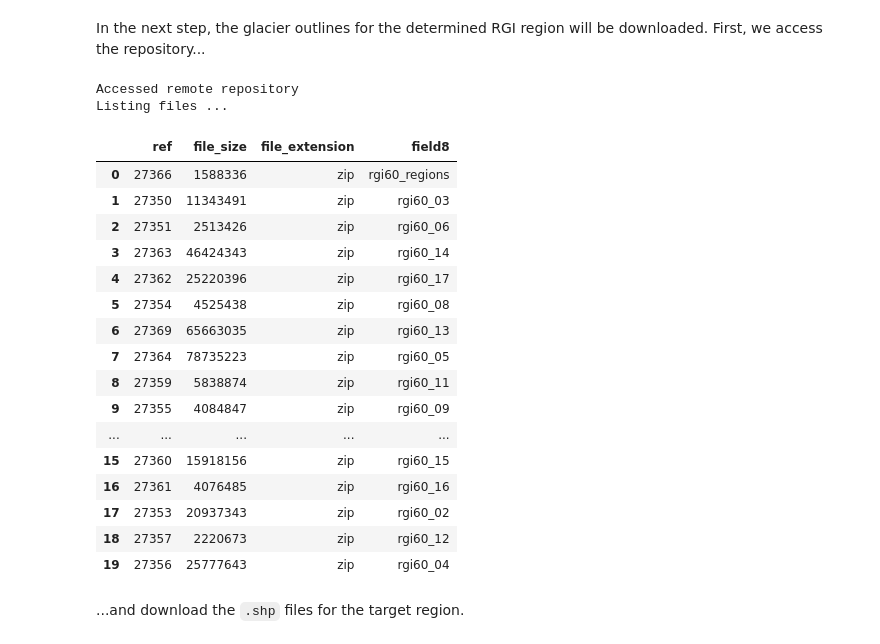
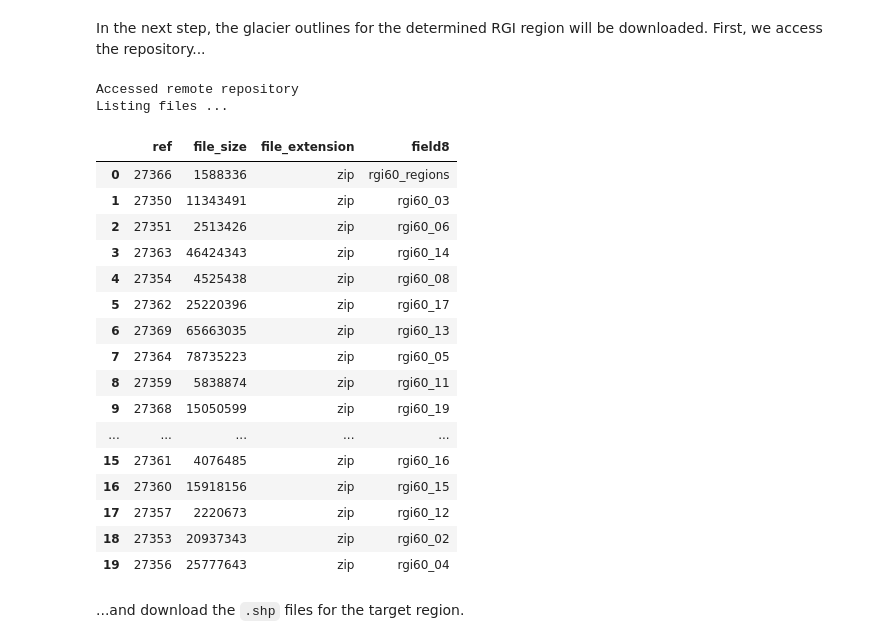
Before and after one commit to phiscu/matilda_online, a Jupyter notebook: Notebook1_Catchment_delineation.ipynb, the cells around one changed output. Saved outputs shown, nothing was run; the diff lists cells and outputs as text; code cells hidden in the pictures.

```diff
--- a/Notebook1_Catchment_delineation.ipynb
+++ b/Notebook1_Catchment_delineation.ipynb
@@ -445,43 +309,48 @@ Catchment belongs to RGI region 13 (Asia, Central)
 In the next step, the glacier outlines for the determined RGI region will be downloaded. First, we access the repository...
 # %%
 from resourcespace import ResourceSpace
+from tools.geetools import load_webservice_config
+import pandas as pd
+
 # use guest credentials to access media server
-api_base_url = config['MEDIA_SERVER']['api_base_url']
-private_key = config['MEDIA_SERVER']['private_key']
-user = config['MEDIA_SERVER']['user']
+hu_cfg = load_webservice_config(section="HU")
+
+api_base_url = hu_cfg["MEDIA_API_URL"]
+private_key = hu_cfg["MEDIA_PRIVATE_KEY"]
+user = hu_cfg["MEDIA_USER"]
 
 myrepository = ResourceSpace(api_base_url, user, private_key)
 
 print("Accessed remote repository")
 
 # get resource IDs for each .zip file
 rgi_refs = pd.DataFrame(myrepository.get_collection_resources(1168))[
     ['ref', 'file_size', 'file_extension', 'field8']]
 
 if not rgi_refs.empty:
     print("Listing files ...")
     display(rgi_refs)
 else:
-    print(f'No files found. Please check remote repository.')
+    print("No files found. Please check remote repository.")
 # %% [output]
 Accessed remote repository
 Listing files ...
 |  | ref | file_size | file_extension | field8 |
 | 0 | 27366 | 1588336 | zip | rgi60_regions |
 | 1 | 27350 | 11343491 | zip | rgi60_03 |
 | 2 | 27351 | 2513426 | zip | rgi60_06 |
 | 3 | 27363 | 46424343 | zip | rgi60_14 |
-| 4 | 27362 | 25220396 | zip | rgi60_17 |
-| 5 | 27354 | 4525438 | zip | rgi60_08 |
+| 4 | 27354 | 4525438 | zip | rgi60_08 |
+| 5 | 27362 | 25220396 | zip | rgi60_17 |
 | 6 | 27369 | 65663035 | zip | rgi60_13 |
 | 7 | 27364 | 78735223 | zip | rgi60_05 |
 | 8 | 27359 | 5838874 | zip | rgi60_11 |
-| 9 | 27355 | 4084847 | zip | rgi60_09 |
+| 9 | 27368 | 15050599 | zip | rgi60_19 |
 | ... | ... | ... | ... | ... |
-| 15 | 27360 | 15918156 | zip | rgi60_15 |
-| 16 | 27361 | 4076485 | zip | rgi60_16 |
-| 17 | 27353 | 20937343 | zip | rgi60_02 |
-| 18 | 27357 | 2220673 | zip | rgi60_12 |
+| 15 | 27361 | 4076485 | zip | rgi60_16 |
+| 16 | 27360 | 15918156 | zip | rgi60_15 |
+| 17 | 27357 | 2220673 | zip | rgi60_12 |
+| 18 | 27353 | 20937343 | zip | rgi60_02 |
 | 19 | 27356 | 25777643 | zip | rgi60_04 |
 # %% [markdown]
 ...and download the `.shp` files for the target region.
```
Also changed, not shown: parts of 50 cells of this notebook, 3 other files.
